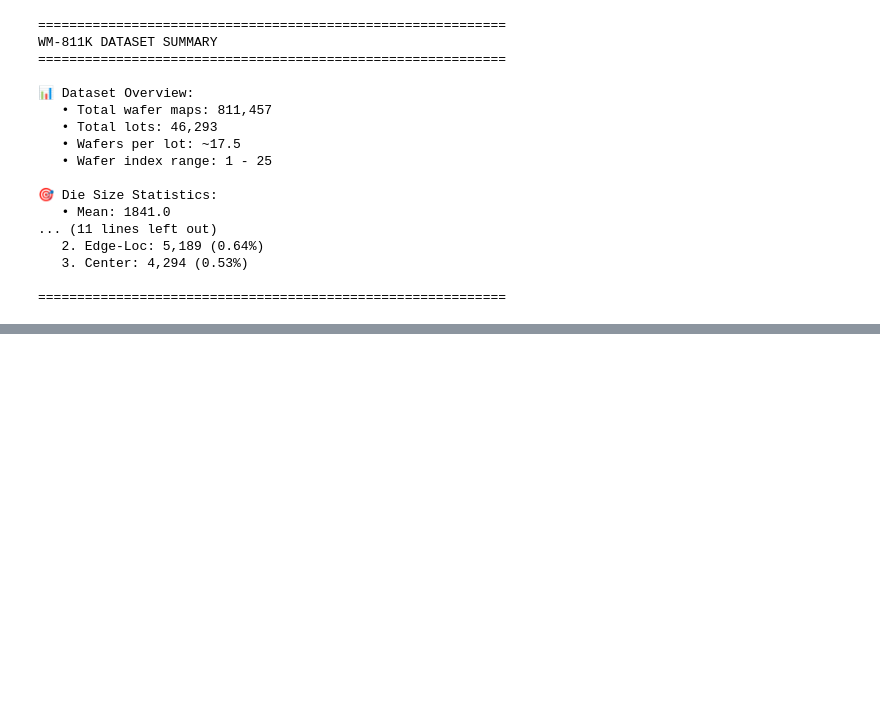
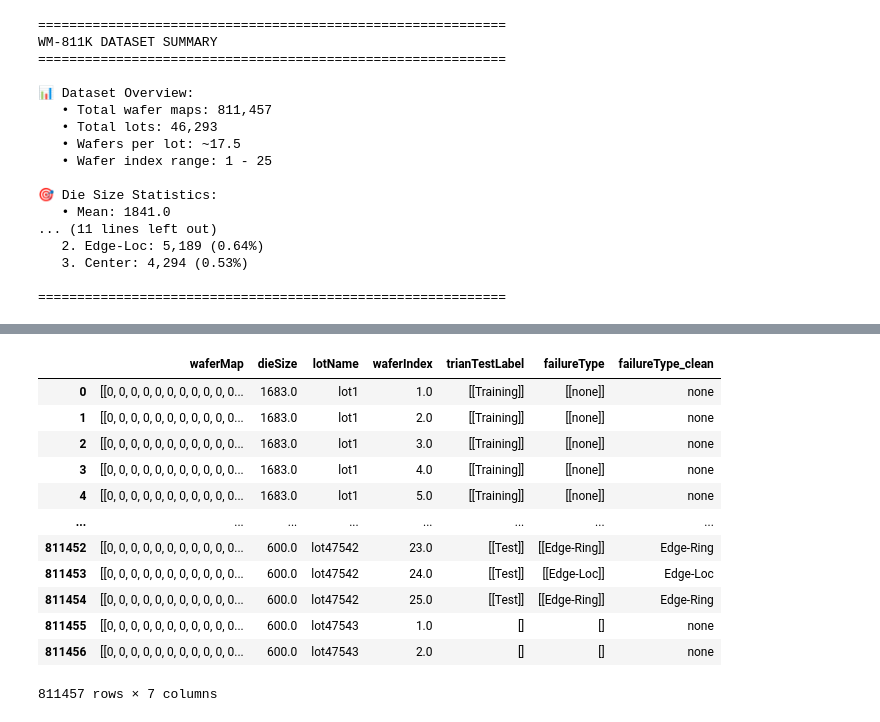
Before and after one commit to HasanGoni/cosmos_reasoning, a Jupyter notebook: nbs/01_explore_wafer_data.ipynb, the cells around one changed output, grey strips where cells are left out. Drawn from its saved outputs; the diff is of its cells as text; code cells hidden in the pictures; blank space fills up the shorter version.

```diff
--- a/nbs/01_explore_wafer_data.ipynb
+++ b/nbs/01_explore_wafer_data.ipynb
@@ -435,0 +1135,16 @@ WM-811K DATASET SUMMARY
+# %%
+data
+# %% [output]
+|  | waferMap | dieSize | lotName | waferIndex | trianTestLabel | failureType | failureType_clean |
+| 0 | [[0, 0, 0, 0, 0, 0, 0, 0, 0, 0, 0... | 1683.0 | lot1 | 1.0 | [[Training]] | [[none]] | none |
+| 1 | [[0, 0, 0, 0, 0, 0, 0, 0, 0, 0, 0... | 1683.0 | lot1 | 2.0 | [[Training]] | [[none]] | none |
+| 2 | [[0, 0, 0, 0, 0, 0, 0, 0, 0, 0, 0... | 1683.0 | lot1 | 3.0 | [[Training]] | [[none]] | none |
+| 3 | [[0, 0, 0, 0, 0, 0, 0, 0, 0, 0, 0... | 1683.0 | lot1 | 4.0 | [[Training]] | [[none]] | none |
+| 4 | [[0, 0, 0, 0, 0, 0, 0, 0, 0, 0, 0... | 1683.0 | lot1 | 5.0 | [[Training]] | [[none]] | none |
+| ... | ... | ... | ... | ... | ... | ... | ... |
+| 811452 | [[0, 0, 0, 0, 0, 0, 0, 0, 0, 0, 0... | 600.0 | lot47542 | 23.0 | [[Test]] | [[Edge-Ring]] | Edge-Ring |
+| 811453 | [[0, 0, 0, 0, 0, 0, 0, 0, 0, 0, 0... | 600.0 | lot47542 | 24.0 | [[Test]] | [[Edge-Loc]] | Edge-Loc |
+| 811454 | [[0, 0, 0, 0, 0, 0, 0, 0, 0, 0, 0... | 600.0 | lot47542 | 25.0 | [[Test]] | [[Edge-Ring]] | Edge-Ring |
+| 811455 | [[0, 0, 0, 0, 0, 0, 0, 0, 0, 0, 0... | 600.0 | lot47543 | 1.0 | [] | [] | none |
+| 811456 | [[0, 0, 0, 0, 0, 0, 0, 0, 0, 0, 0... | 600.0 | lot47543 | 2.0 | [] | [] | none |
+811457 rows × 7 columns
```
Also changed, not shown: parts of 46 cells of this notebook, 1 other file.
